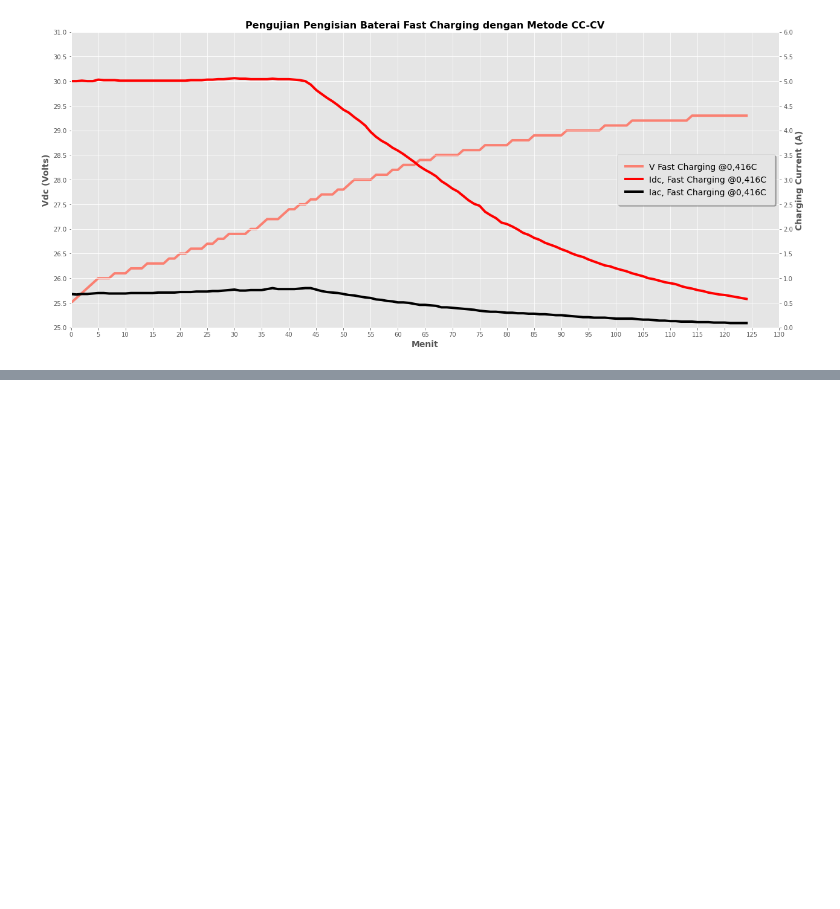
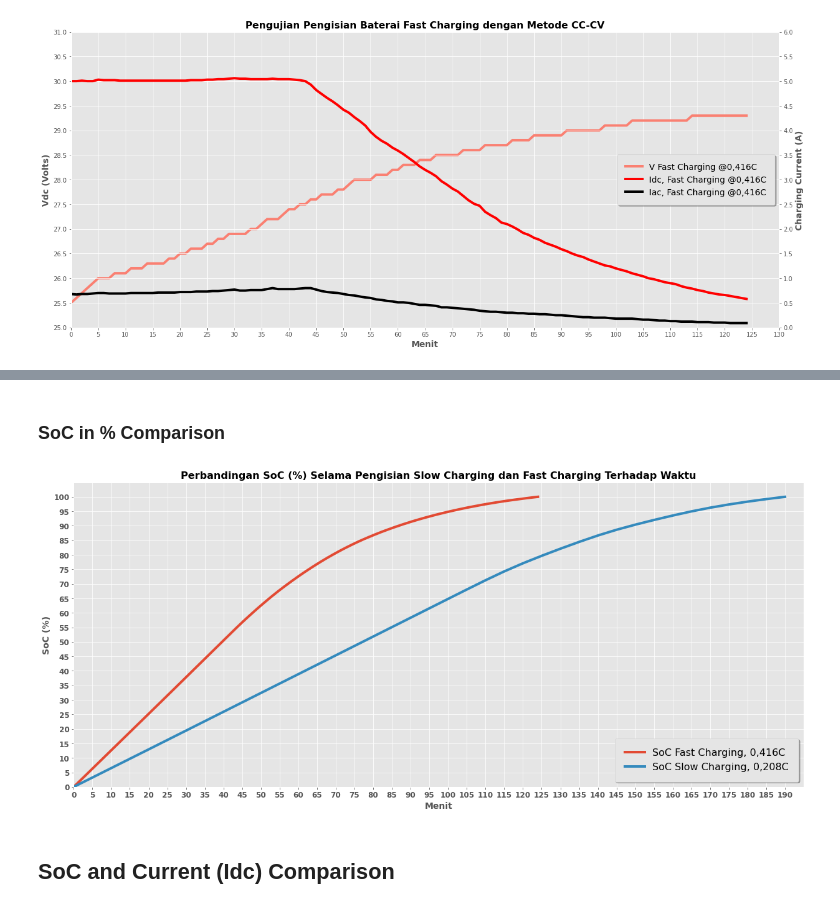
Before and after one commit to FelixIG15/ThesisDataViz, a Jupyter notebook: DataVisualization.ipynb, the cells around one changed output, grey strips where cells are left out. Drawn from its saved outputs; the diff is of its cells as text; code cells hidden in the pictures; blank space fills up the shorter version.

```diff
--- a/DataVisualization.ipynb
+++ b/DataVisualization.ipynb
@@ -193,0 +154,21 @@ plt.show()
+# %% [markdown]
+### SoC in % Comparison
+# %%
+plt.figure(figsize=(21,9))
+plt.style.use('ggplot')
+plt.plot(df_fast["Menit"], df_fast["SoC, fast"], label="SoC Fast Charging, 0,416C", linewidth=4)
+plt.plot(df_slow["Menit"], df_slow["SoC, slow"], label="SoC Slow Charging, 0,208C", linewidth=4)
+plt.title("Perbandingan SoC (%) Selama Pengisian Slow Charging dan Fast Charging Terhadap Waktu", fontsize=16, fontweight='bold')
+plt.xlabel("Menit", fontsize=14, fontweight='bold')
+plt.ylabel("SoC (%)", fontsize=14, fontweight='bold')
+plt.xticks(range(0,195,5), fontsize=12, fontweight='bold')
+plt.xlim(0,195)
+plt.yticks((np.arange(0,105,5)), fontsize=12, fontweight='bold')
+plt.ylim(0,105)
+plt.legend(fontsize=16, fancybox= True, framealpha=1, shadow=True, borderpad=1, loc='lower right')
+plt.savefig('Perbandingan SOC_persen.jpg')
+plt.show()
+# %% [output]
+[figure, added]
+# %% [markdown]
+## SoC and Current (Idc) Comparison
```
Also changed, not shown: parts of 18 cells of this notebook.
